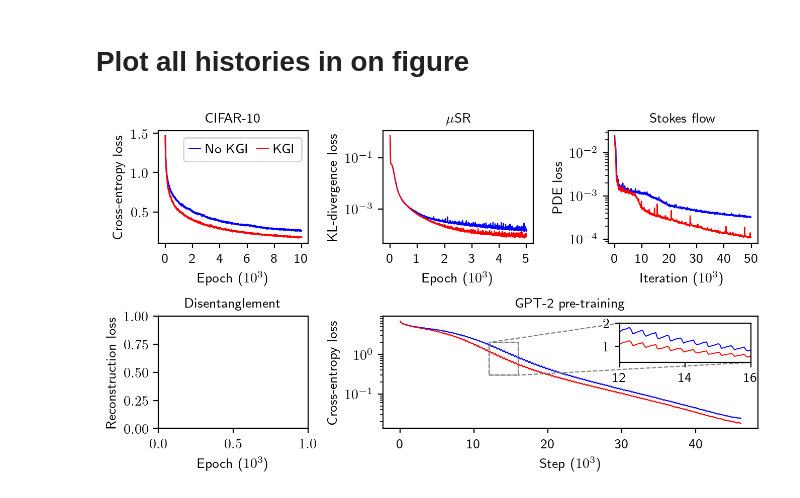
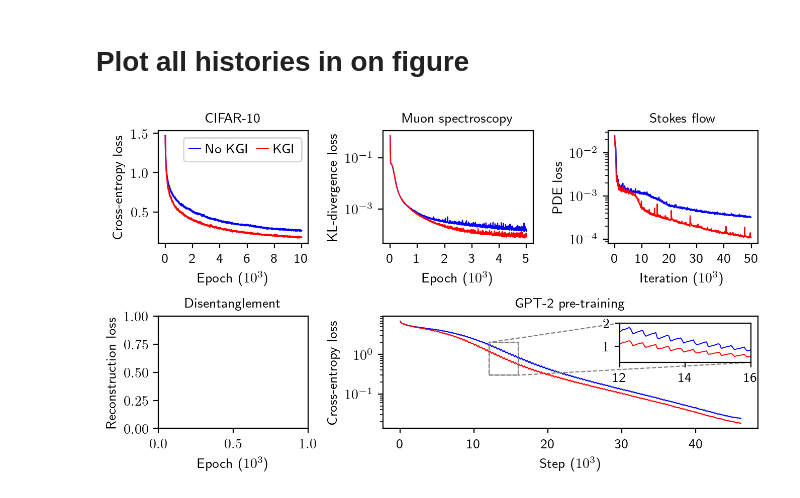
Before and after one commit to kuangdai/mlp_kgi, a Jupyter notebook: 07_gpt2.ipynb, the cells around one changed output. Drawn from its saved outputs; the diff is of its cells as text; code cells hidden in the pictures.

```diff
--- a/07_gpt2.ipynb
+++ b/07_gpt2.ipynb
@@ -172,7 +172,7 @@ ax.set_ylabel('KL-divergence loss')
 ax.set_xlabel("Epoch ($10^3$)")
 ticks = np.array([0, 1000, 2000, 3000, 4000, 5000])
 ax.set_xticks(ticks, ticks // 1000)
-ax.set_title("$\mu$SR", fontsize=10)
+ax.set_title("Muon spectroscopy", fontsize=10)
 
 # Stokes
 ax = ax3
@@ -194,31 +194,31 @@ ax.set_ylabel("Reconstruction loss")
 ax.set_xlabel("Epoch ($10^3$)")
 ax.set_title("Disentanglement", fontsize=10)
 
 # GPT-2
 ax = ax5
 out_dir = Path("results/gpt2_paper")
 hist_def = read_history(out_dir / f"{seed_}_{False}" / "trainer_state.json")[:, 1]
 hist_kgi = read_history(out_dir / f"{seed_}_{True}" / "trainer_state.json")[:, 1]
 ax.plot(np.arange(0, 46350 // 50 - 4), moving_ave(hist_def, 5), label="No KGI", lw=.8, c='b')
 ax.plot(np.arange(0, 46350 // 50 - 4), moving_ave(hist_kgi, 5), label="KGI", lw=.8, c='r')
 ticks = np.array([0, 200, 400, 600, 800])
 ax.set_xticks(ticks, ticks * 50 // 1000)
 ax.set_ylabel("Cross-entropy loss")
 ax.set_xlabel("Step ($10^3$)")
 ax.set_yscale("log")
 
 axins = inset_axes(ax, width="35%", height="35%", loc='upper right')
 axins.plot(np.arange(0, 46350 // 50), moving_ave(hist_def, 1), lw=.7, c='b')
 axins.plot(np.arange(0, 46350 // 50), moving_ave(hist_kgi, 1), lw=.7, c='r')
 axins.set_xlim(250, 300)
 axins.set_ylim(.3, 2)
 axins.set_xticks([240, 280, 320], [12, 14, 16])
 mark_inset(ax, axins, loc1=2, loc2=4, fc="none", ec="0.5", lw=.8, zorder=-1, ls="--")
 ax.indicate_inset_zoom(axins)
 ax.set_title("GPT-2 pre-training", fontsize=10)
 
 # save
 plt.savefig("figs/hists.pdf", bbox_inches='tight', pad_inches=0.01)
 plt.show()
 # %% [output]
-[figure, old version]
+[figure, new version]
```
Also changed, not shown: 1 other file.
